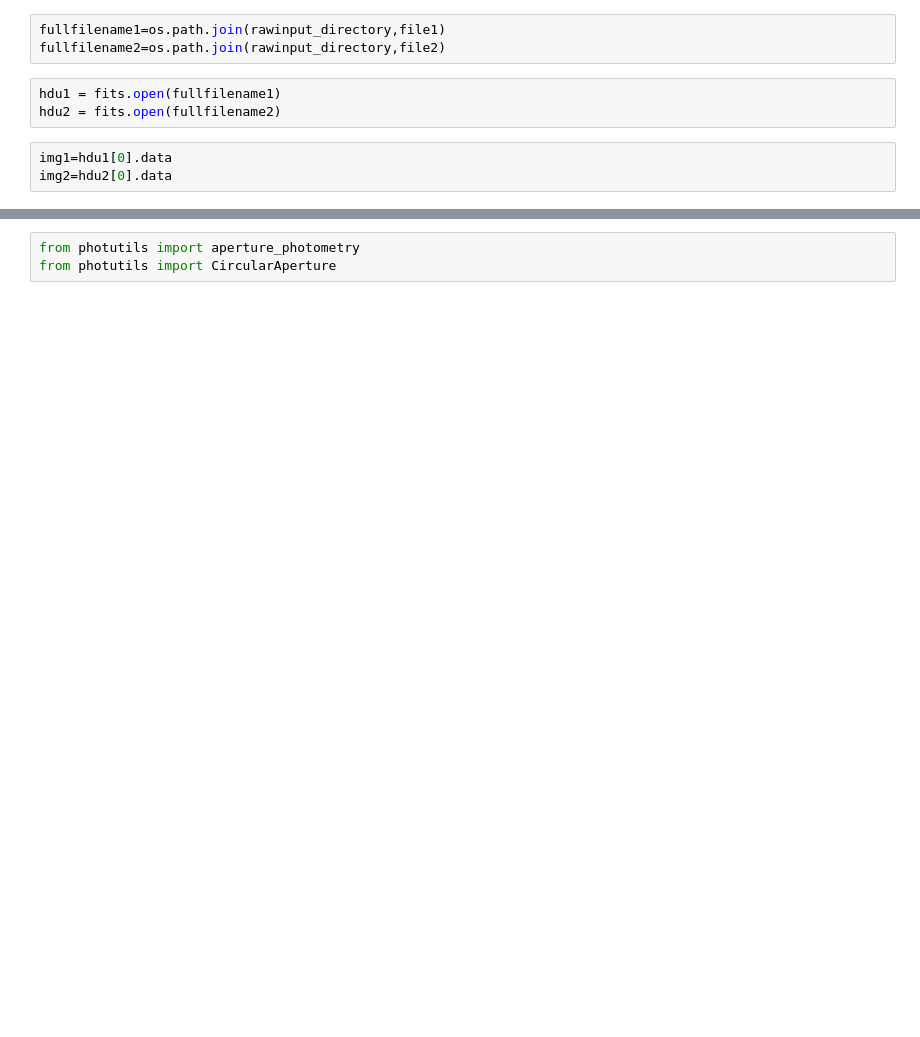
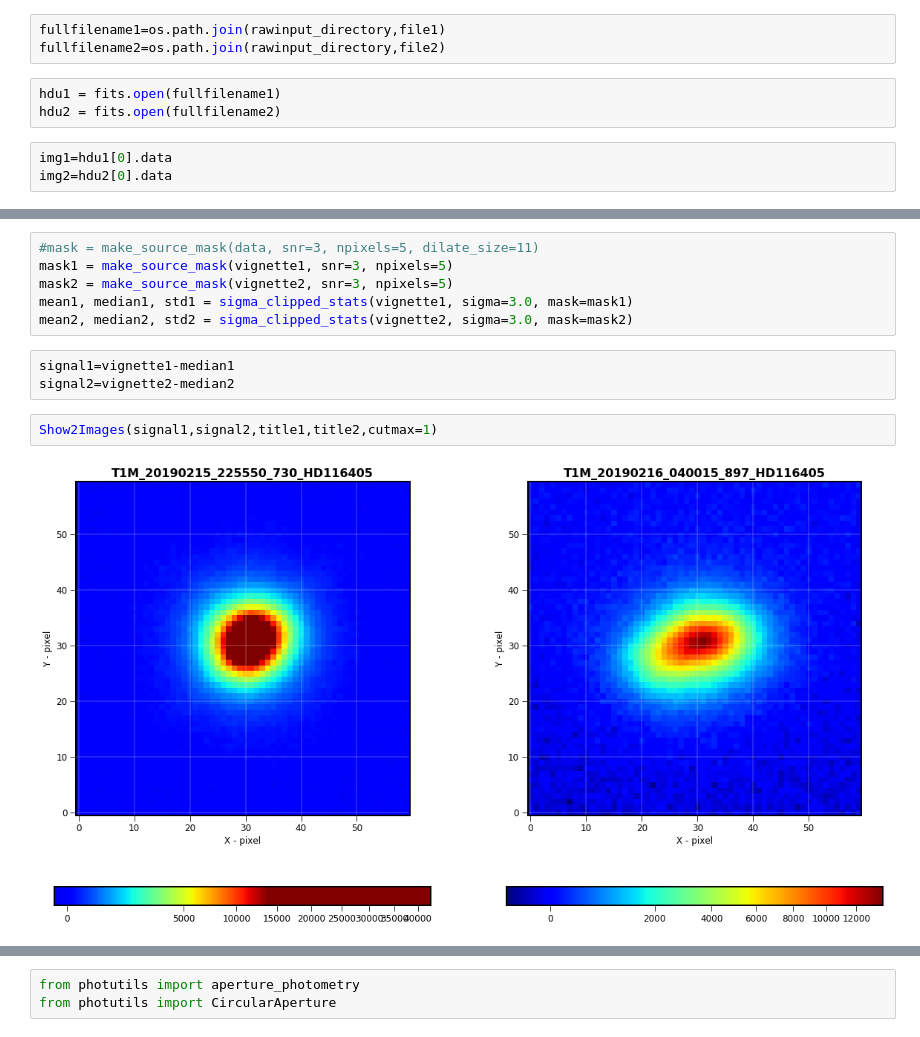
Before and after one commit to sylvielsstfr/SpectractorAnaAtm19, a Jupyter notebook: ana_20190215_HD116405_Filtre_None/ComparePhotometry.ipynb, the cells around one changed output, grey strips where cells are left out. Cells and saved outputs as stored; diff of their text form; blank space fills up the shorter version.

```diff
--- a/ana_20190215_HD116405_Filtre_None/ComparePhotometry.ipynb
+++ b/ana_20190215_HD116405_Filtre_None/ComparePhotometry.ipynb
@@ -315,0 +273,13 @@ plt.imshow(vignette,origin='lower',cmap="jet")
+# %%
+#mask = make_source_mask(data, snr=3, npixels=5, dilate_size=11)
+mask1 = make_source_mask(vignette1, snr=3, npixels=5)
+mask2 = make_source_mask(vignette2, snr=3, npixels=5)
+mean1, median1, std1 = sigma_clipped_stats(vignette1, sigma=3.0, mask=mask1)
+mean2, median2, std2 = sigma_clipped_stats(vignette2, sigma=3.0, mask=mask2)
+# %%
+signal1=vignette1-median1
+signal2=vignette2-median2
+# %%
+Show2Images(signal1,signal2,title1,title2,cutmax=1)
+# %% [output]
+[figure, added]
```
Also changed, not shown: parts of 80 cells of this notebook.
